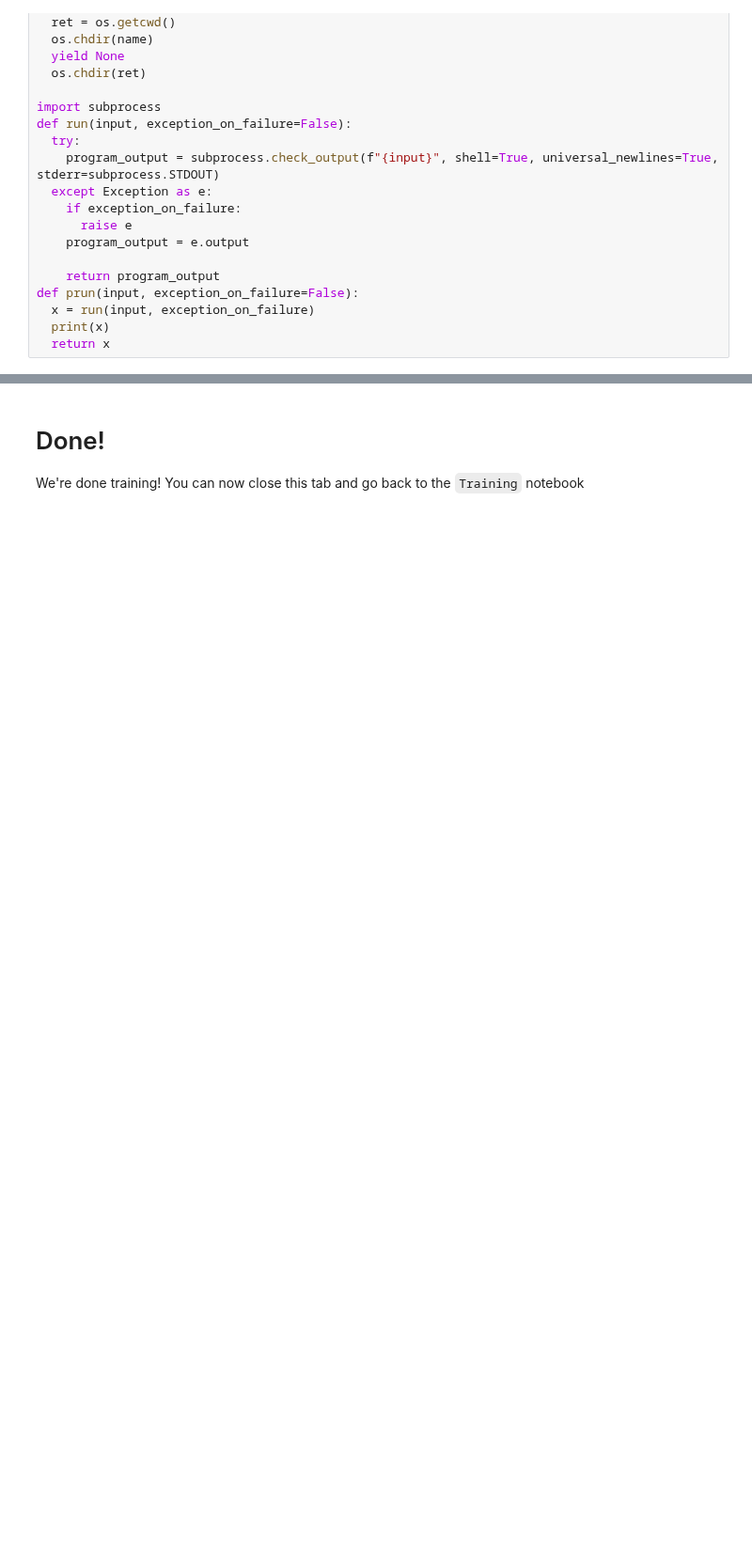
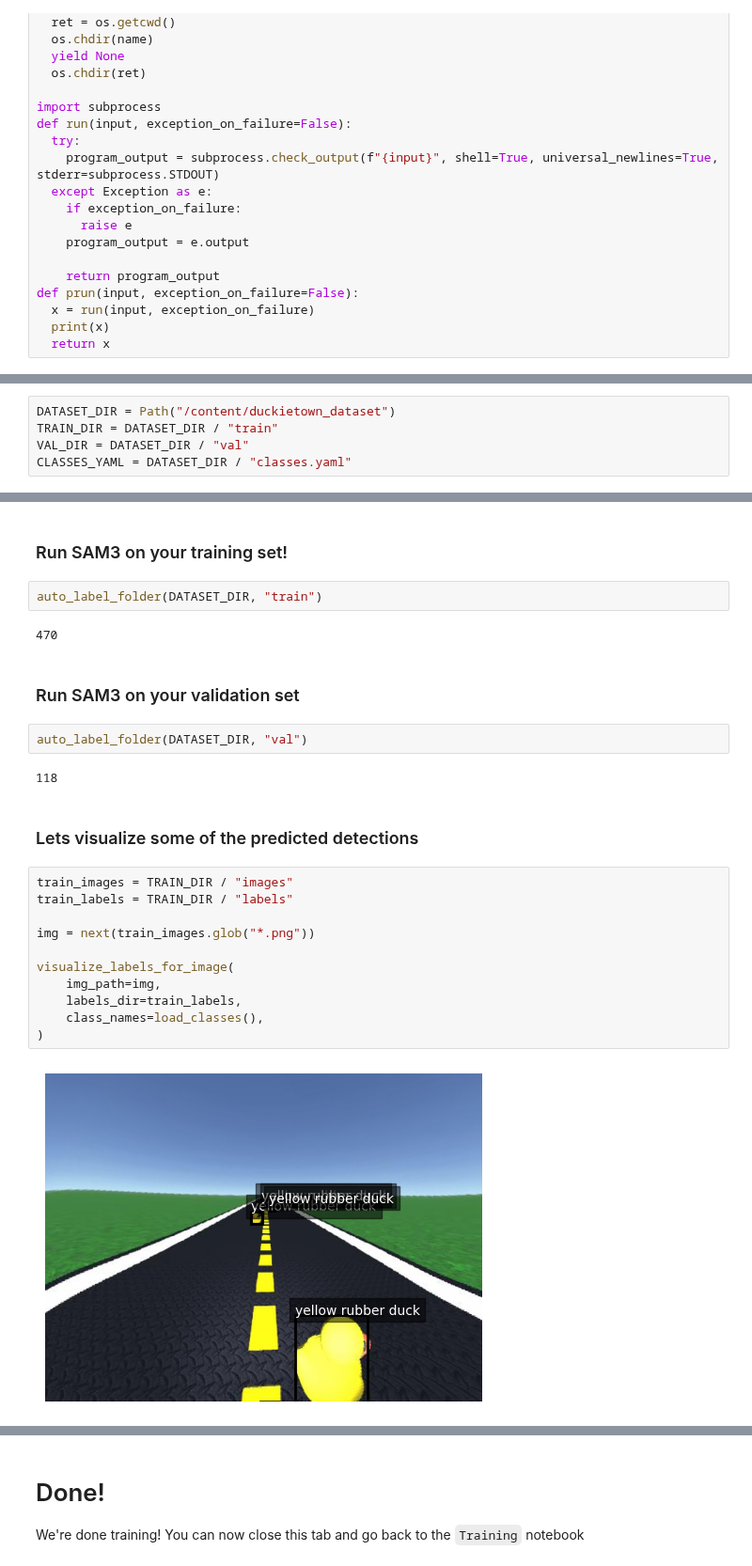
Before and after one commit to duckietown/lx-recipe-object-detection, a Jupyter notebook: assets/colab/dt_object_detection_training.ipynb, the cells around one changed output, grey strips where cells are left out. Shown at 94% size. Saved outputs shown, nothing was run; the diff lists cells and outputs as text; blank space fills up the shorter version.

Commit message:
updated colab - training/autolabelling

```diff
--- a/assets/colab/dt_object_detection_training.ipynb
+++ b/assets/colab/dt_object_detection_training.ipynb
@@ -163,0 +146,5 @@ upload.join()
+# %%
+DATASET_DIR = Path("/content/duckietown_dataset")
+TRAIN_DIR = DATASET_DIR / "train"
+VAL_DIR = DATASET_DIR / "val"
+CLASSES_YAML = DATASET_DIR / "classes.yaml"
@@ -163,0 +347,27 @@ upload.join()
+# %% [markdown]
+### Run SAM3 on your training set!
+# %%
+auto_label_folder(DATASET_DIR, "train")
+# %% [output]
+470
+# %% [markdown]
+### Run SAM3 on your validation set
+# %%
+auto_label_folder(DATASET_DIR, "val")
+# %% [output]
+118
+# %% [markdown]
+### Lets visualize some of the predicted detections
+# %%
+train_images = TRAIN_DIR / "images"
+train_labels = TRAIN_DIR / "labels"
+
+img = next(train_images.glob("*.png"))
+
+visualize_labels_for_image(
+    img_path=img,
+    labels_dir=train_labels,
+    class_names=load_classes(),
+)
+# %% [output]
+[figure, added]
```
Also changed, not shown: parts of 41 cells of this notebook.
